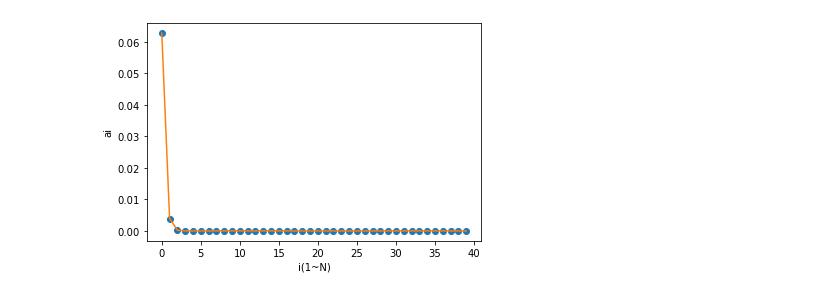
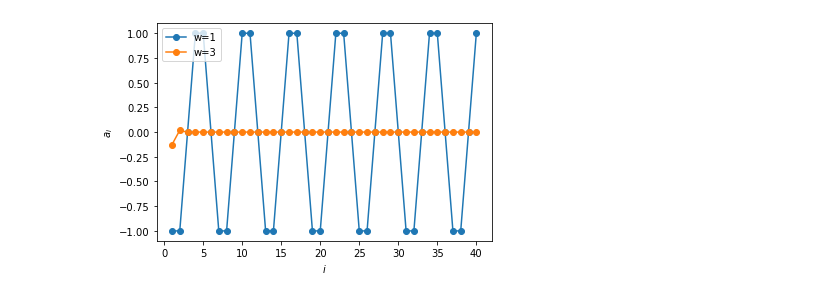
Before and after one commit to Jang-kiseok/2021_cphys1, a Jupyter notebook: hw5_1.ipynb, the cells around one changed output. Cells and saved outputs as stored; diff of their text form; code cells hidden in the pictures.

```diff
--- a/hw5_1.ipynb
+++ b/hw5_1.ipynb
@@ -113,7 +4,0 @@ print(b)
-# %%
-xdata=np.arange(0,40,1);
-plt.xlabel('i(1~N)'); plt.ylabel('ai')
-plt.plot(xdata,a,'o');
-plt.plot(xdata,a,'-');
-# %% [output]
-[figure, removed]
@@ -121,0 +5,49 @@ plt.plot(xdata,a,'-');
+# %%
+#w=1일때 그래프
+x = np.zeros((40,40))
+m = 1
+k = 1
+w = 1
+c = 1
+d = 2*k-m*w**2
+
+for i in range(1,40):
+    x[i,i] = d
+    x[i,i-1] = -k
+    x[i-1,i] = -k
+
+x[0,0]=d-k
+x[39,39]=d-k
+b = np.zeros(40)
+b[0] = 1
+x_a = np.linalg.solve(x,b)
+xdata= np.arange(1,41,1)
+plt.plot(xdata,x_a,'-o',label= 'w=1')
+plt.xlabel('$i$')
+plt.ylabel('$a_i$');
+plt.legend()
+
+#w=3일때 그래프
+
+x = np.zeros((40,40))
+m = 1
+k = 1
+w = 3
+c = 1
+d = 2*k-m*w**2
+
+for i in range(1,40):
+    x[i,i] = d
+    x[i,i-1] = -k
+    x[i-1,i] = -k
+
+x[0,0]=d-k
+x[39,39]=d-k
+b = np.zeros(40)
+b[0] = 1
+x_a = np.linalg.solve(x,b)
+xdata= np.arange(1,41,1)
+plt.plot(xdata,x_a,'-o',label = 'w=3')
+plt.legend();
+# %% [output]
+[figure, added]
```
Also changed, not shown: parts of 9 cells of this notebook.
